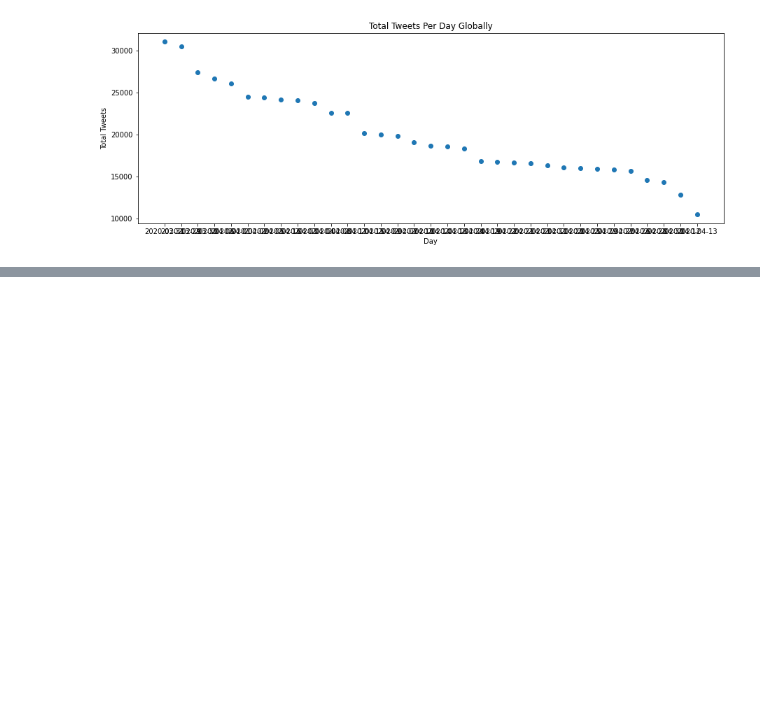
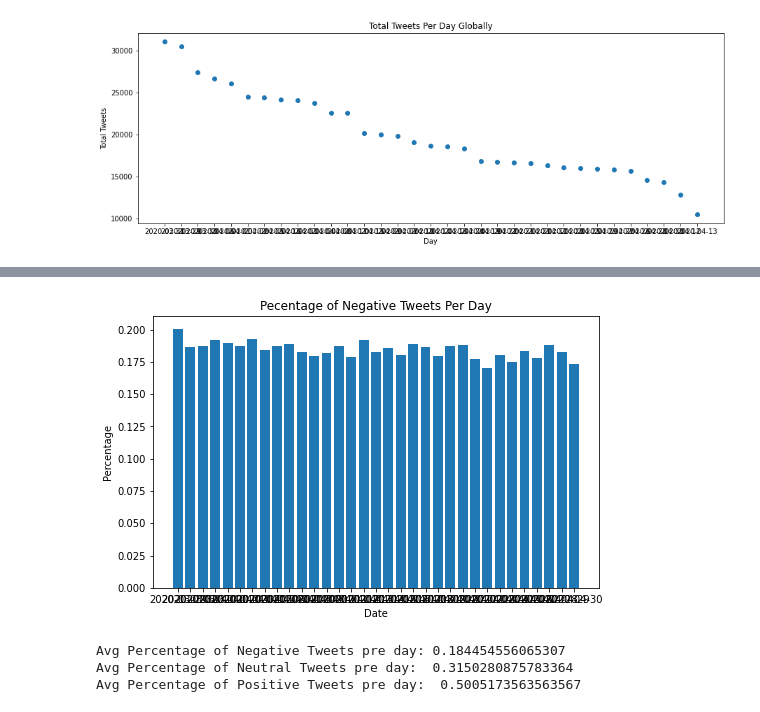
Before and after one commit to adrielk/Covid19-ML-and-Analysis, a Jupyter notebook: Covid-19 and Sentiment.ipynb, the cells around one changed output, grey strips where cells are left out. Cells and saved outputs as stored; diff of their text form; code cells hidden in the pictures; blank space fills up the shorter version.

```diff
--- a/Covid-19 and Sentiment.ipynb
+++ b/Covid-19 and Sentiment.ipynb
@@ -371,0 +459,4 @@ https://textblob.readthedocs.io/en/dev/
+# %%
+sentimentNegative = full_cc_en.loc[(full_cc_en['Polarity']<0)].reset_index()
+sentimentPositive = full_cc_en.loc[(full_cc_en['Polarity']>0)].reset_index()
+sentimentNeutral = full_cc_en.loc[(full_cc_en['Polarity']==0)].reset_index()
@@ -371,0 +652,18 @@ https://textblob.readthedocs.io/en/dev/
+# %%
+#Negative counts per day
+def barPlot(x,y, xlab, ylab, title):
+    plt.figure(figsize = (8,5))
+    plt.bar(x,y)
+    plt.xlabel(xlab)
+    plt.ylabel(ylab)
+    plt.title(title)
+    plt.show()
+# %%
+#Counts of neutral tweets per day
+sentimentNeutral['counts'] = 1
+sentimentPositive['counts'] = 1
+sentimentNegative['counts'] = 1
+sNeutralCounts = sentimentNeutral[['Date','counts']].groupby('Date').sum().reset_index()
+sPosCounts = sentimentPositive[['Date','counts']].groupby('Date').sum().reset_index()
+sNegCounts = sentimentNegative[['Date','counts']].groupby('Date').sum().reset_index()
+sNegCounts.head()
@@ -371,0 +677,16 @@ https://textblob.readthedocs.io/en/dev/
+# %%
+#Percentages of neutral, pos, and neg. Can put this on a stacked bar chart
+dates = sPosCounts['Date']
+neutralPercent = sNeutralCounts['counts']/(sNeutralCounts['counts']+sPosCounts['counts']+sNegCounts['counts'])
+posPercent = sPosCounts['counts']/(sNeutralCounts['counts']+sPosCounts['counts']+sNegCounts['counts'])
+negPercent = sNegCounts['counts']/(sNeutralCounts['counts']+sPosCounts['counts']+sNegCounts['counts'])
+# %%
+barPlot(dates,negPercent, 'Date', 'Percentage', 'Pecentage of Negative Tweets Per Day')
+print("Avg Percentage of Negative Tweets pre day:",np.mean(negPercent))
+print("Avg Percentage of Neutral Tweets pre day: ",np.mean(neutralPercent))
+print("Avg Percentage of Positive Tweets pre day: ",np.mean(posPercent))
+# %% [output]
+[figure, added]
+Avg Percentage of Negative Tweets pre day: 0.184454556065307
+Avg Percentage of Neutral Tweets pre day:  0.3150280875783364
+Avg Percentage of Positive Tweets pre day:  0.5005173563563567
```
Also changed, not shown: parts of 44 cells of this notebook.
